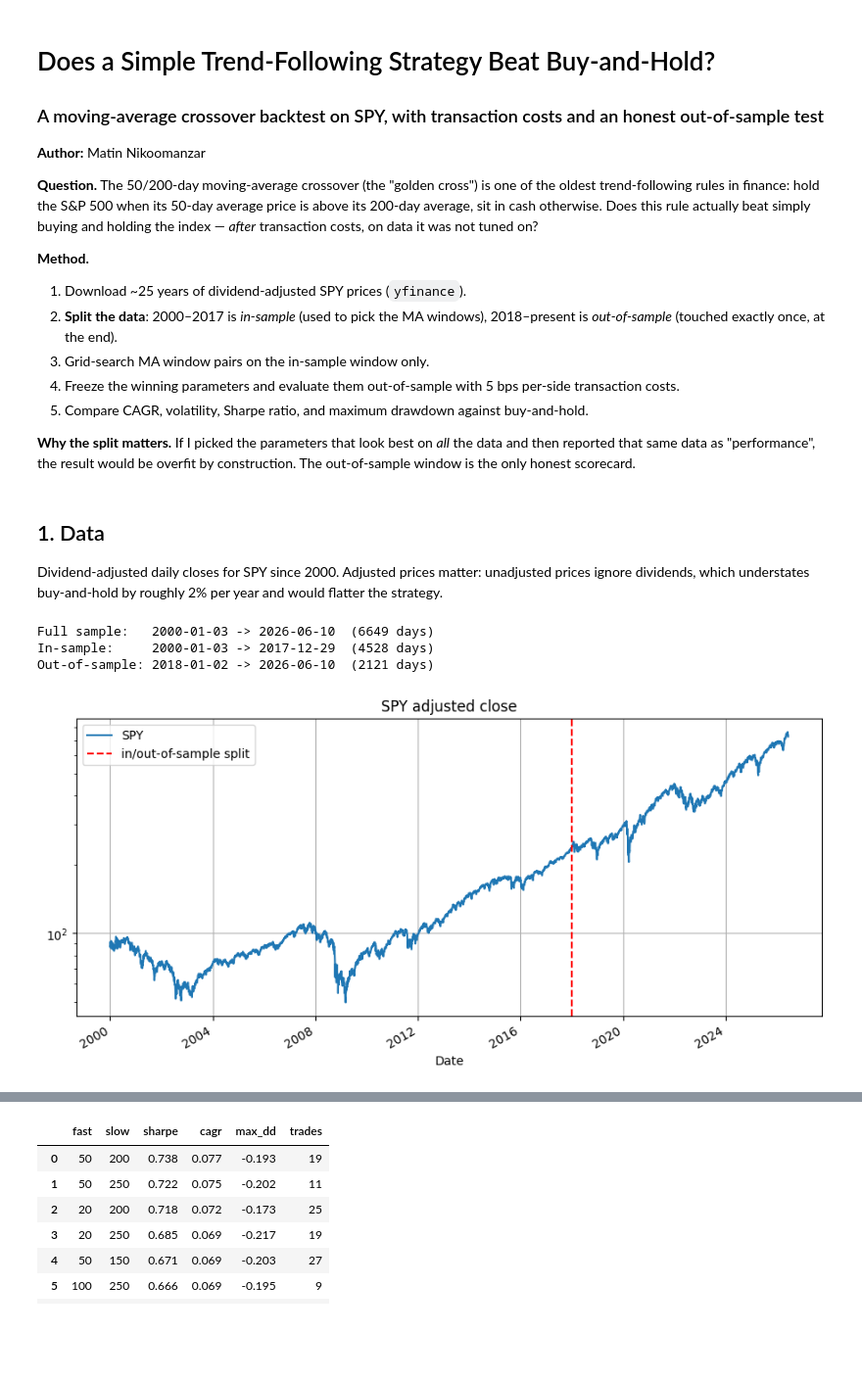
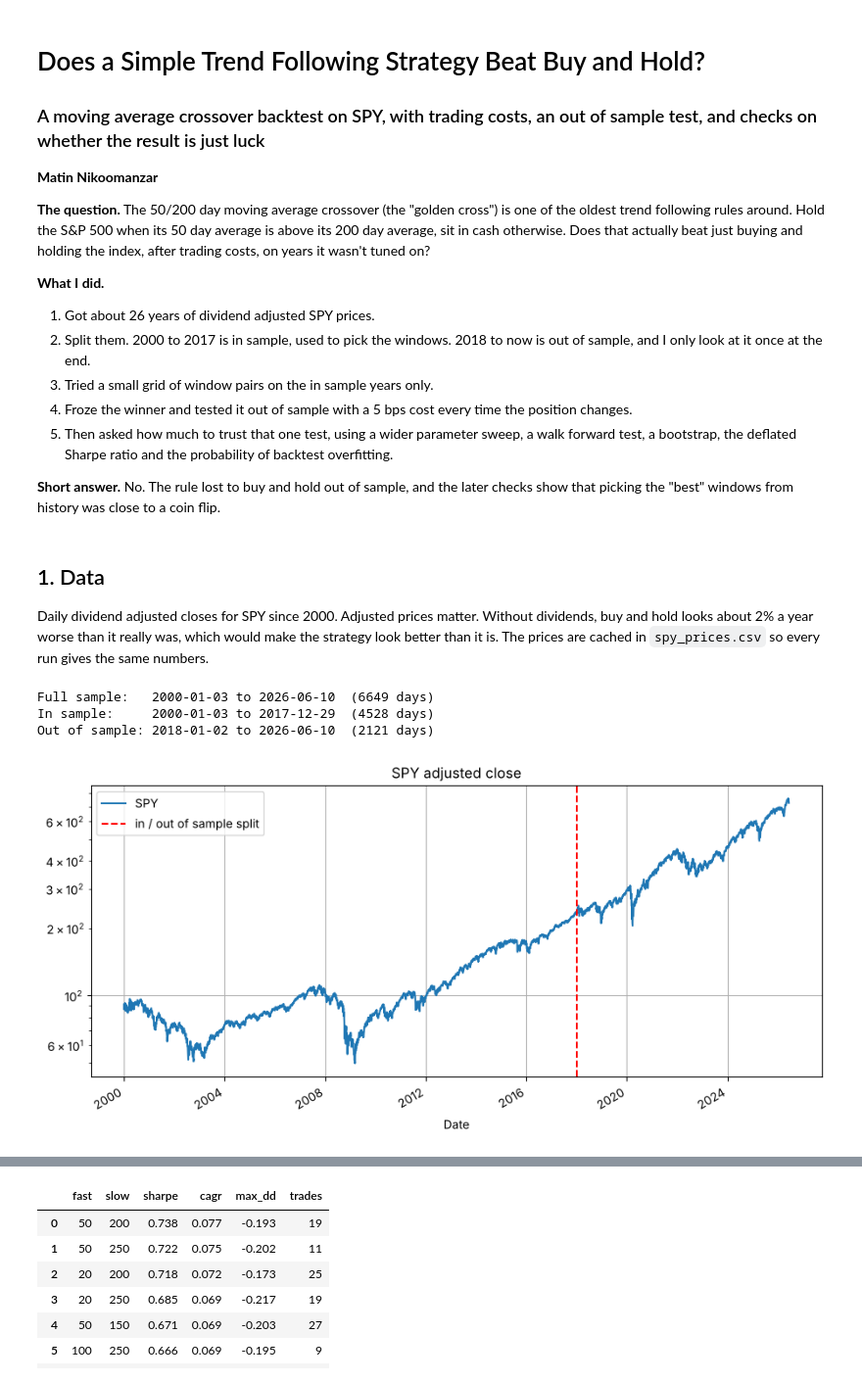
Before and after one commit to MatinNikoo/momentum-backtest, a Jupyter notebook: backtest.ipynb, the cells around one changed output, grey strips where cells are left out. Shown at 98% size. Saved outputs shown, nothing was run; the diff lists cells and outputs as text; code cells hidden in the pictures; blank space fills up the shorter version.

```diff
--- a/backtest.ipynb
+++ b/backtest.ipynb
@@ -1,27 +1,19 @@
 # %% [markdown]
-# Does a Simple Trend-Following Strategy Beat Buy-and-Hold?
-### A moving-average crossover backtest on SPY, with transaction costs and an honest out-of-sample test
+# Does a Simple Trend Following Strategy Beat Buy and Hold?
+### A moving average crossover backtest on SPY, with trading costs, an out of sample test, and checks on whether the result is just luck
 
-**Author:** Matin Nikoomanzar
+**Matin Nikoomanzar**
 
-**Question.** The 50/200-day moving-average crossover (the "golden cross") is one
-of the oldest trend-following rules in finance: hold the S&P 500 when its 50-day
-average price is above its 200-day average, sit in cash otherwise. Does this rule
-actually beat simply buying and holding the index — *after* transaction costs,
-on data it was not tuned on?
+**The question.** The 50/200 day moving average crossover (the "golden cross") is one of the oldest trend following rules around. Hold the S&P 500 when its 50 day average is above its 200 day average, sit in cash otherwise. Does that actually beat just buying and holding the index, after trading costs, on years it wasn't tuned on?
 
-**Method.**
-1. Download ~25 years of dividend-adjusted SPY prices (`yfinance`).
-2. **Split the data**: 2000–2017 is *in-sample* (used to pick the MA windows),
-   2018–present is *out-of-sample* (touched exactly once, at the end).
-3. Grid-search MA window pairs on the in-sample window only.
-4. Freeze the winning parameters and evaluate them out-of-sample with
-   5 bps per-side transaction costs.
-5. Compare CAGR, volatility, Sharpe ratio, and maximum drawdown against buy-and-hold.
+**What I did.**
+1. Got about 26 years of dividend adjusted SPY prices.
+2. Split them. 2000 to 2017 is in sample, used to pick the windows. 2018 to now is out of sample, and I only look at it once at the end.
+3. Tried a small grid of window pairs on the in sample years only.
+4. Froze the winner and tested it out of sample with a 5 bps cost every time the position changes.
+5. Then asked how much to trust that one test, using a wider parameter sweep, a walk forward test, a bootstrap, the deflated Sharpe ratio and the probability of backtest overfitting.
 
-**Why the split matters.** If I picked the parameters that look best on *all* the
-data and then reported that same data as "performance", the result would be
-overfit by construction. The out-of-sample window is the only honest scorecard.
+**Short answer.** No. The rule lost to buy and hold out of sample, and the later checks show that picking the "best" windows from history was close to a coin flip.
 # %%
 import warnings
 warnings.filterwarnings("ignore", message=".*OpenSSL.*")
@@ -39,25 +32,23 @@ SPLIT_DATE = "2018-01-01"          # everything before = in-sample, after = out-
 # %% [markdown]
 ## 1. Data
 
-Dividend-adjusted daily closes for SPY since 2000. Adjusted prices matter:
-unadjusted prices ignore dividends, which understates buy-and-hold by roughly
-2% per year and would flatter the strategy.
+Daily dividend adjusted closes for SPY since 2000. Adjusted prices matter. Without dividends, buy and hold looks about 2% a year worse than it really was, which would make the strategy look better than it is. The prices are cached in `spy_prices.csv` so every run gives the same numbers.
 # %%
 prices = bc.load_prices("SPY", start="2000-01-01", cache_path="spy_prices.csv")
 
 in_sample  = prices[prices.index <  SPLIT_DATE]
 out_sample = prices[prices.index >= SPLIT_DATE]
 
-print(f"Full sample:   {prices.index[0].date()} -> {prices.index[-1].date()}  ({len(prices)} days)")
-print(f"In-sample:     {in_sample.index[0].date()} -> {in_sample.index[-1].date()}  ({len(in_sample)} days)")
-print(f"Out-of-sample: {out_sample.index[0].date()} -> {out_sample.index[-1].date()}  ({len(out_sample)} days)")
+print(f"Full sample:   {prices.index[0].date()} to {prices.index[-1].date()}  ({len(prices)} days)")
+print(f"In sample:     {in_sample.index[0].date()} to {in_sample.index[-1].date()}  ({len(in_sample)} days)")
+print(f"Out of sample: {out_sample.index[0].date()} to {out_sample.index[-1].date()}  ({len(out_sample)} days)")
 
 prices.plot(title="SPY adjusted close", logy=True)
-plt.axvline(pd.Timestamp(SPLIT_DATE), color="red", ls="--", label="in/out-of-sample split")
+plt.axvline(pd.Timestamp(SPLIT_DATE), color="red", ls="--", label="in / out of sample split")
 plt.legend(); plt.show()
 # %% [output]
-Full sample:   2000-01-03 -> 2026-06-10  (6649 days)
-In-sample:     2000-01-03 -> 2017-12-29  (4528 days)
-Out-of-sample: 2018-01-02 -> 2026-06-10  (2121 days)
+Full sample:   2000-01-03 to 2026-06-10  (6649 days)
+In sample:     2000-01-03 to 2017-12-29  (4528 days)
+Out of sample: 2018-01-02 to 2026-06-10  (2121 days)
-[figure, old version]
+[figure, new version]
 # %% [markdown]
```
Also changed, not shown: parts of 29 cells of this notebook, 9 other files.
